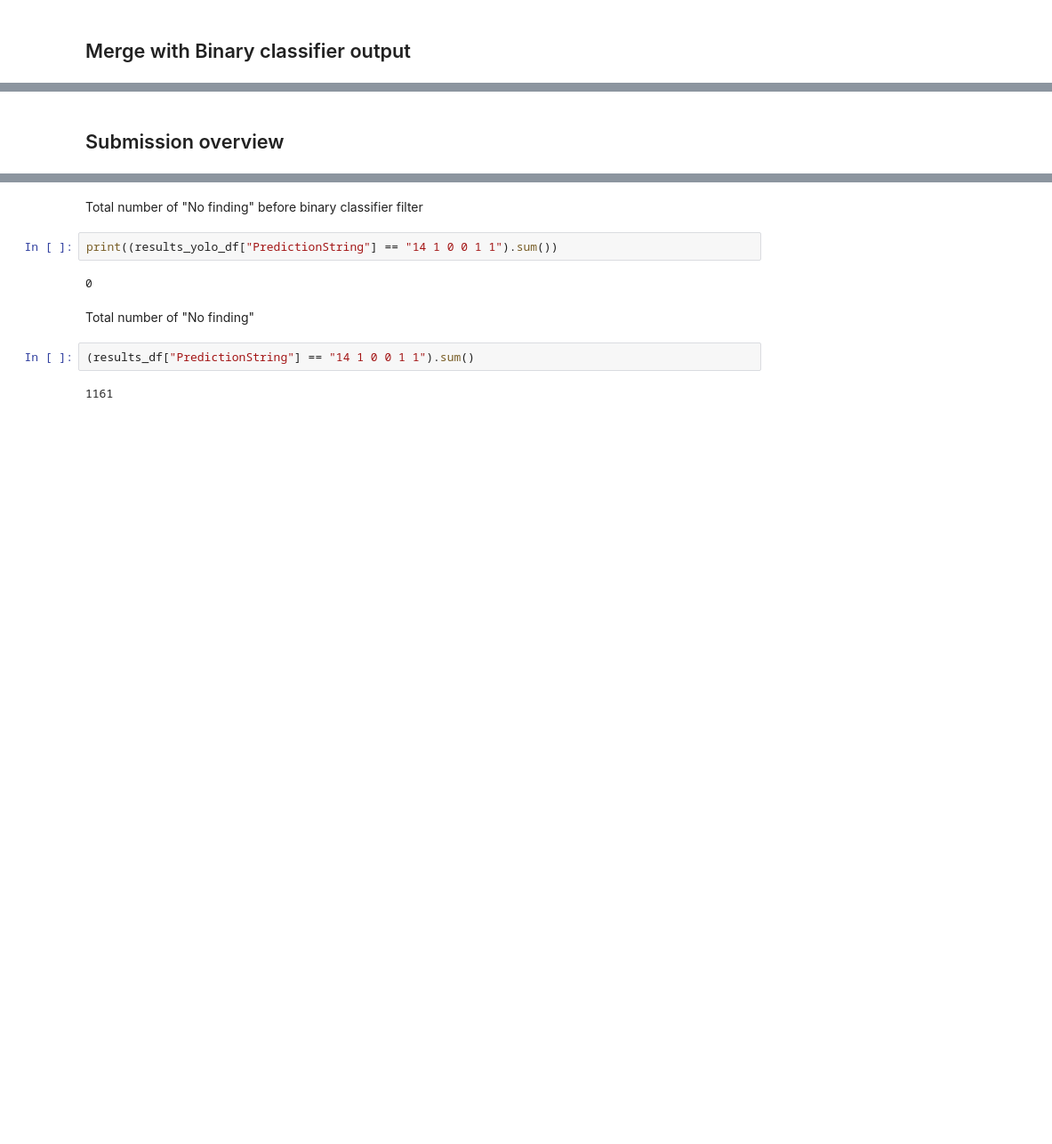
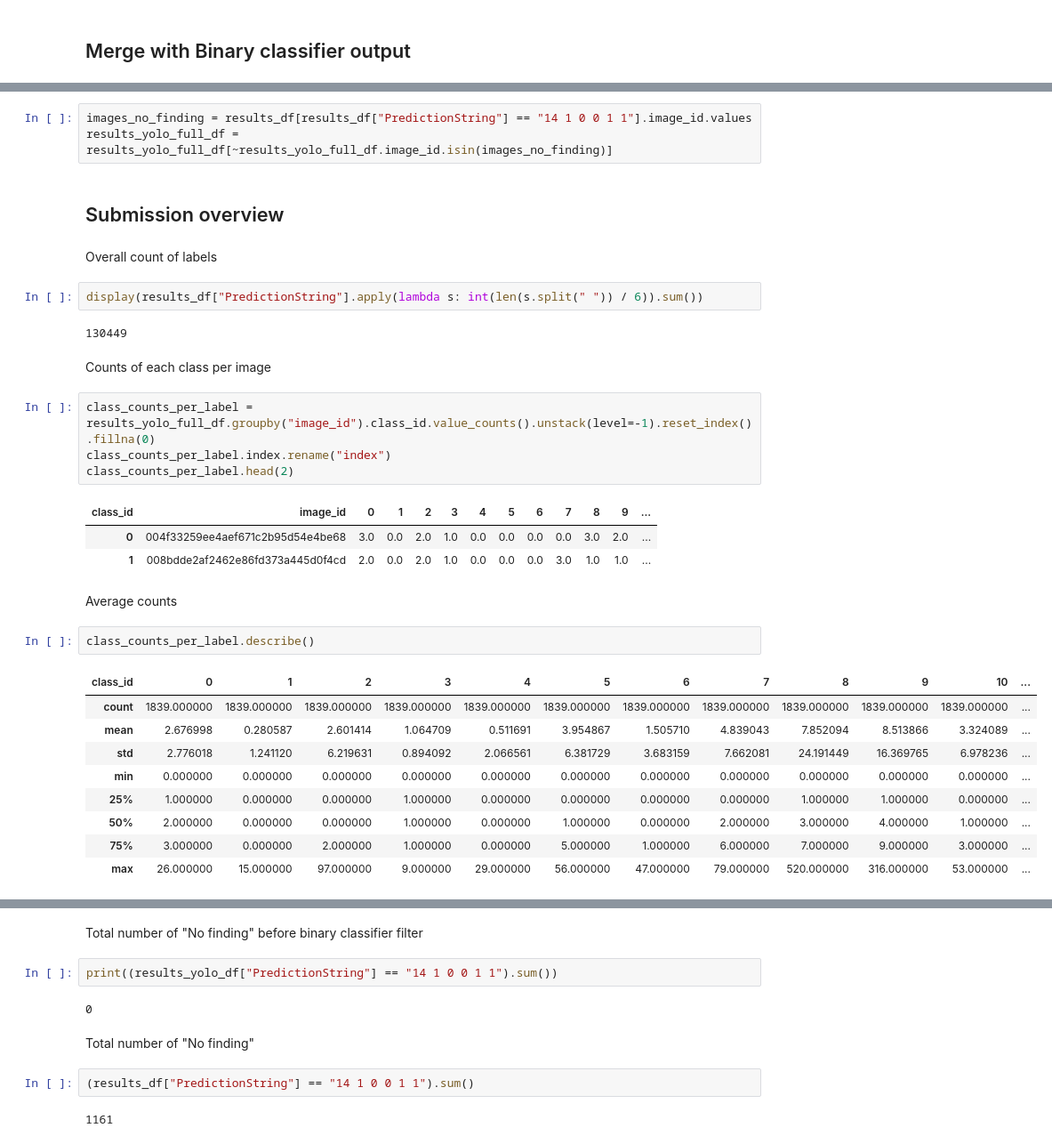
Before and after one commit to Witalia008/kaggle-public, a Jupyter notebook: vinbigdata-chest-xray-abnormalities-detection/vbd-postprocess-yolo.ipynb, the cells around one changed output, grey strips where cells are left out. Shown at 89% size. Drawn from its saved outputs; the diff is of its cells as text; blank space fills up the shorter version.

```diff
--- a/vinbigdata-chest-xray-abnormalities-detection/vbd-postprocess-yolo.ipynb
+++ b/vinbigdata-chest-xray-abnormalities-detection/vbd-postprocess-yolo.ipynb
@@ -347,2 +413,35 @@ display(results_df.head())
+# %%
+images_no_finding = results_df[results_df["PredictionString"] == "14 1 0 0 1 1"].image_id.values
+results_yolo_full_df = results_yolo_full_df[~results_yolo_full_df.image_id.isin(images_no_finding)]
 # %% [markdown]
 ## Submission overview
+# %% [markdown]
+Overall count of labels
+# %%
+display(results_df["PredictionString"].apply(lambda s: int(len(s.split(" ")) / 6)).sum())
+# %% [output]
+130449
+# %% [markdown]
+Counts of each class per image
+# %%
+class_counts_per_label = results_yolo_full_df.groupby("image_id").class_id.value_counts().unstack(level=-1).reset_index().fillna(0)
+class_counts_per_label.index.rename("index")
+class_counts_per_label.head(2)
+# %% [output]
+| class_id | image_id | 0 | 1 | 2 | 3 | 4 | 5 | 6 | 7 | 8 | 9 | ... |
+| 0 | 004f33259ee4aef671c2b95d54e4be68 | 3.0 | 0.0 | 2.0 | 1.0 | 0.0 | 0.0 | 0.0 | 0.0 | 3.0 | 2.0 | ... |
+| 1 | 008bdde2af2462e86fd373a445d0f4cd | 2.0 | 0.0 | 2.0 | 1.0 | 0.0 | 0.0 | 0.0 | 3.0 | 1.0 | 1.0 | ... |
+# %% [markdown]
+Average counts
+# %%
+class_counts_per_label.describe()
+# %% [output]
+| class_id | 0 | 1 | 2 | 3 | 4 | 5 | 6 | 7 | 8 | 9 | 10 | ... |
+| count | 1839.000000 | 1839.000000 | 1839.000000 | 1839.000000 | 1839.000000 | 1839.000000 | 1839.000000 | 1839.000000 | 1839.000000 | 1839.000000 | 1839.000000 | ... |
+| mean | 2.676998 | 0.280587 | 2.601414 | 1.064709 | 0.511691 | 3.954867 | 1.505710 | 4.839043 | 7.852094 | 8.513866 | 3.324089 | ... |
+| std | 2.776018 | 1.241120 | 6.219631 | 0.894092 | 2.066561 | 6.381729 | 3.683159 | 7.662081 | 24.191449 | 16.369765 | 6.978236 | ... |
+| min | 0.000000 | 0.000000 | 0.000000 | 0.000000 | 0.000000 | 0.000000 | 0.000000 | 0.000000 | 0.000000 | 0.000000 | 0.000000 | ... |
+| 25% | 1.000000 | 0.000000 | 0.000000 | 1.000000 | 0.000000 | 0.000000 | 0.000000 | 0.000000 | 1.000000 | 1.000000 | 0.000000 | ... |
+| 50% | 2.000000 | 0.000000 | 0.000000 | 1.000000 | 0.000000 | 1.000000 | 0.000000 | 2.000000 | 3.000000 | 4.000000 | 1.000000 | ... |
+| 75% | 3.000000 | 0.000000 | 2.000000 | 1.000000 | 0.000000 | 5.000000 | 1.000000 | 6.000000 | 7.000000 | 9.000000 | 3.000000 | ... |
+| max | 26.000000 | 15.000000 | 97.000000 | 9.000000 | 29.000000 | 56.000000 | 47.000000 | 79.000000 | 520.000000 | 316.000000 | 53.000000 | ... |
```
Also changed, not shown: parts of 15 cells of this notebook, 1 other file.
